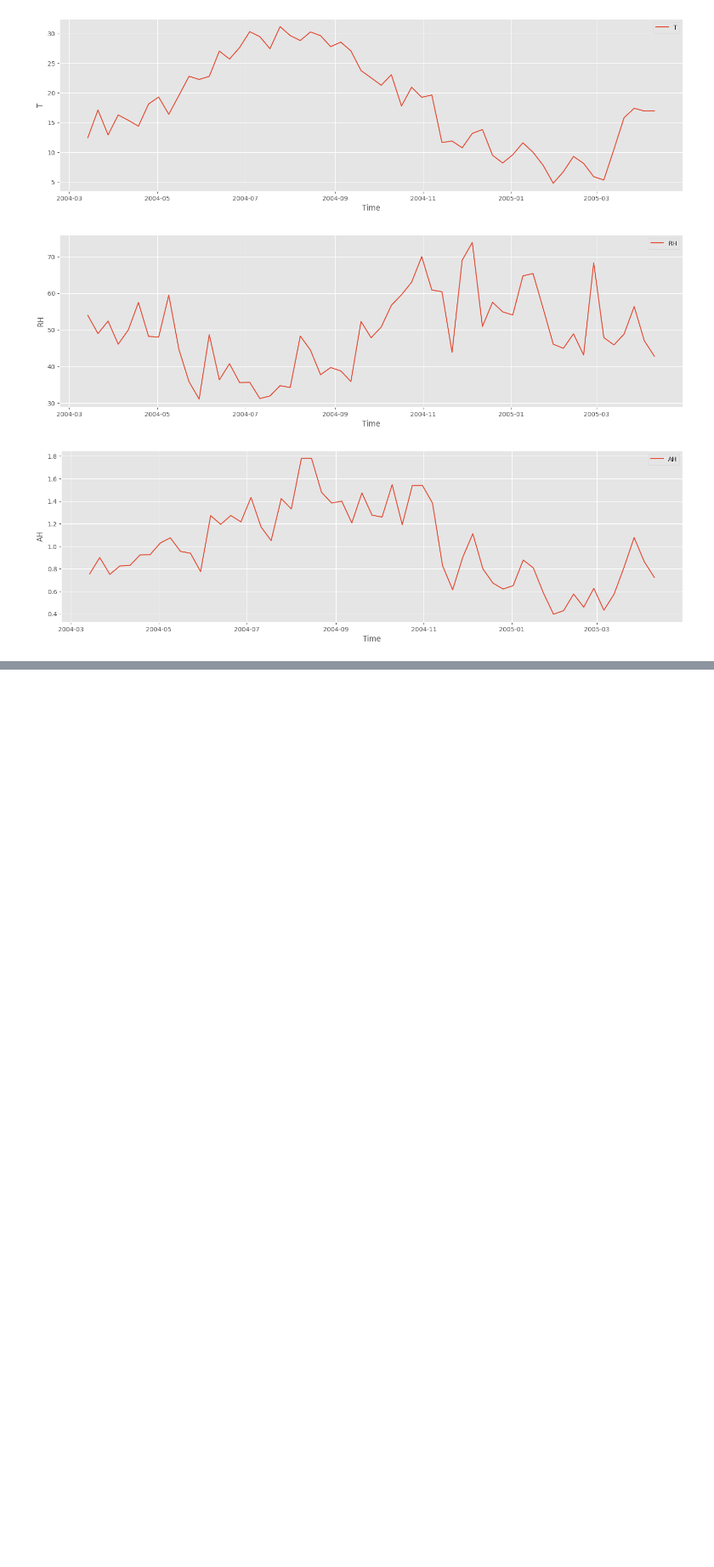
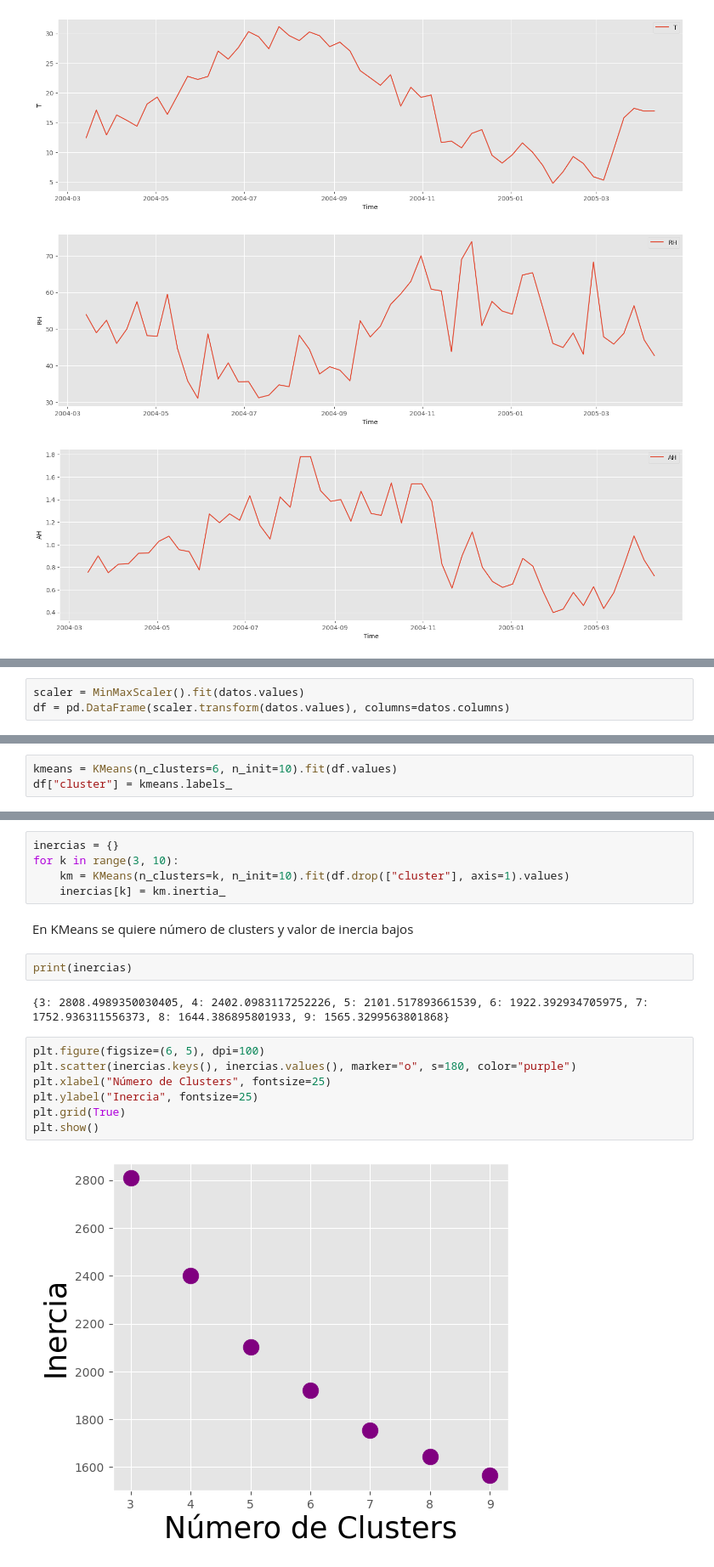
Before and after one commit to Julio-Mendez/Calidad_Aire, a Jupyter notebook: CalidadAire_2023.ipynb, the cells around one changed output, grey strips where cells are left out. Shown at 85% size. Cells and saved outputs as stored; diff of their text form; blank space fills up the shorter version.

```diff
--- a/CalidadAire_2023.ipynb
+++ b/CalidadAire_2023.ipynb
@@ -818,0 +861,3 @@ from datetime import datetime
+# %%
+scaler = MinMaxScaler().fit(datos.values)
+df = pd.DataFrame(scaler.transform(datos.values), columns=datos.columns)
@@ -818,0 +891,3 @@ from datetime import datetime
+# %%
+kmeans = KMeans(n_clusters=6, n_init=10).fit(df.values)
+df["cluster"] = kmeans.labels_
@@ -818,0 +939,20 @@ from datetime import datetime
+# %%
+inercias = {}
+for k in range(3, 10):
+    km = KMeans(n_clusters=k, n_init=10).fit(df.drop(["cluster"], axis=1).values)
+    inercias[k] = km.inertia_
+# %% [markdown]
+En KMeans se quiere número de clusters y valor de inercia bajos
+# %%
+print(inercias)
+# %% [output]
+{3: 2808.4989350030405, 4: 2402.0983117252226, 5: 2101.517893661539, 6: 1922.392934705975, 7: 1752.936311556373, 8: 1644.386895801933, 9: 1565.3299563801868}
+# %%
+plt.figure(figsize=(6, 5), dpi=100)
+plt.scatter(inercias.keys(), inercias.values(), marker="o", s=180, color="purple")
+plt.xlabel("Número de Clusters", fontsize=25)
+plt.ylabel("Inercia", fontsize=25)
+plt.grid(True)
+plt.show()
+# %% [output]
+[figure, added]
```
Also changed, not shown: parts of 11 cells of this notebook.
